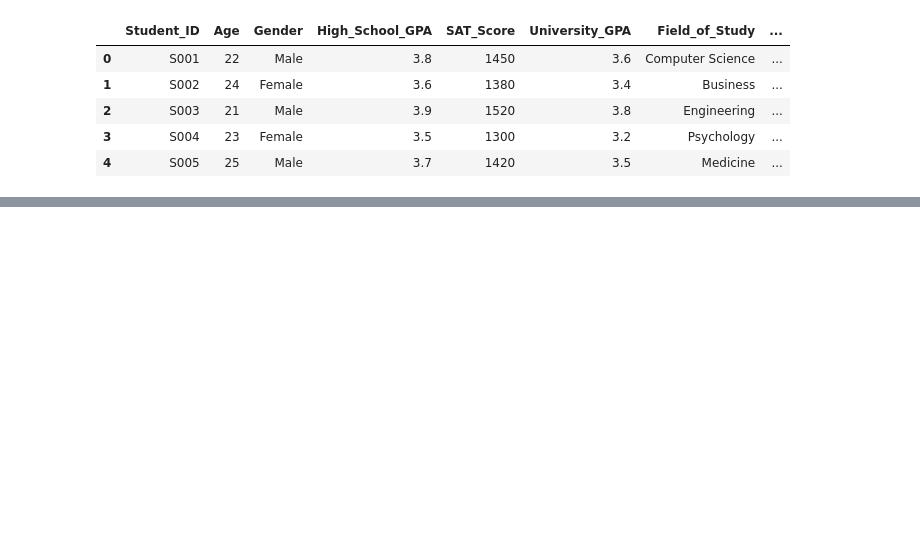
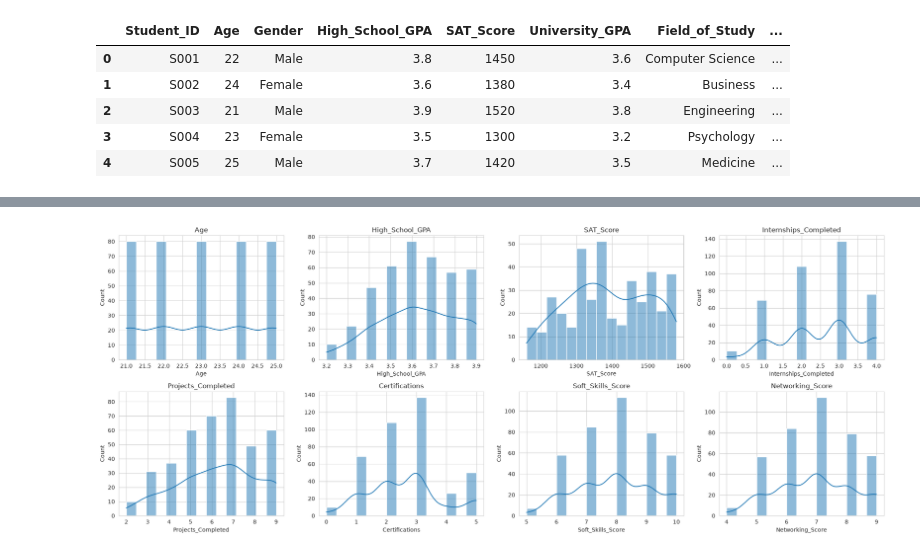
Before and after one commit to Jonathan2055/student-job-offer-predictor, a Jupyter notebook: linear_regression/Model_train.ipynb, the cells around one changed output, grey strips where cells are left out. Saved outputs shown, nothing was run; the diff lists cells and outputs as text; code cells hidden in the pictures; blank space fills up the shorter version.

```diff
--- a/linear_regression/Model_train.ipynb
+++ b/linear_regression/Model_train.ipynb
@@ -20,0 +126,14 @@ df.head()
+# %%
+predictors_histogram = ['Age', 'High_School_GPA', 'SAT_Score',
+                         'Internships_Completed', 'Projects_Completed',
+                         'Certifications', 'Soft_Skills_Score', 'Networking_Score']
+
+fig, axes = plt.subplots(2, 4, figsize=(20, 8))
+for ax, col in zip(axes.flatten(), predictors_histogram):
+    sns.histplot(df[col], bins=15, kde=True, ax=ax)
+    ax.set_title(col)
+plt.tight_layout()
+plt.savefig("plotImages/FeaturesHistogram.png", dpi=150)
+plt.show()
+# %% [output]
+[figure, added]
```
Also changed, not shown: parts of 14 cells of this notebook, 7 other files.
